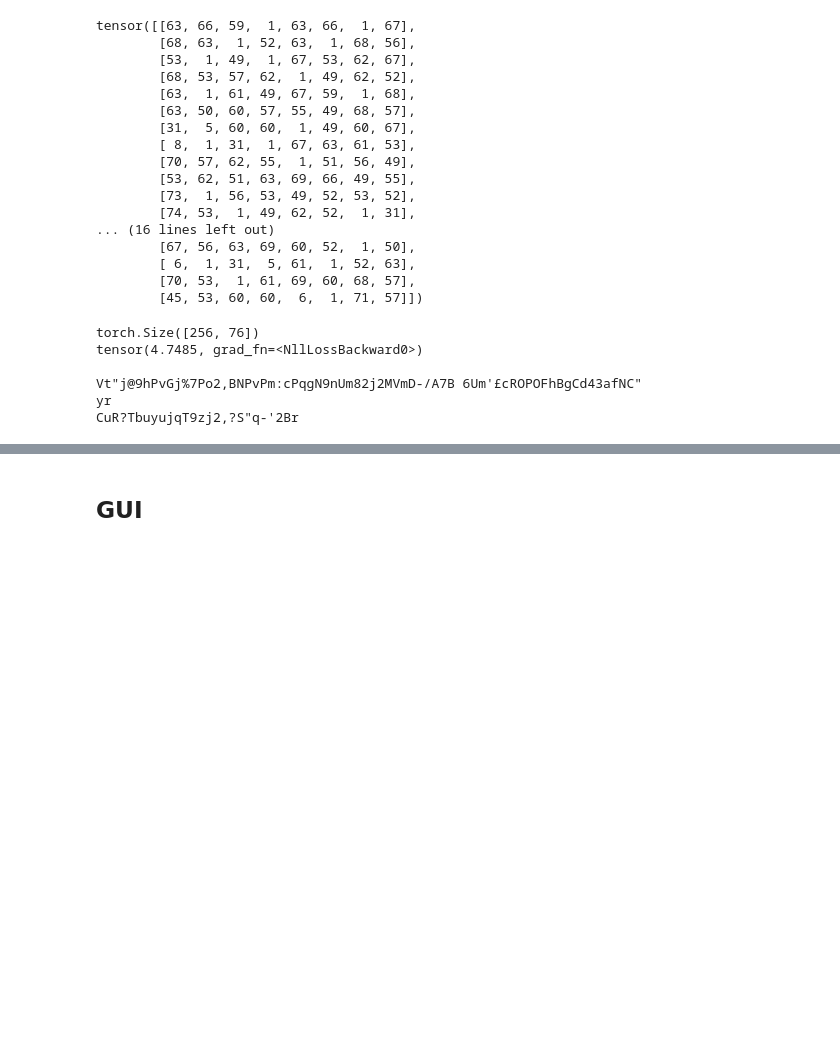
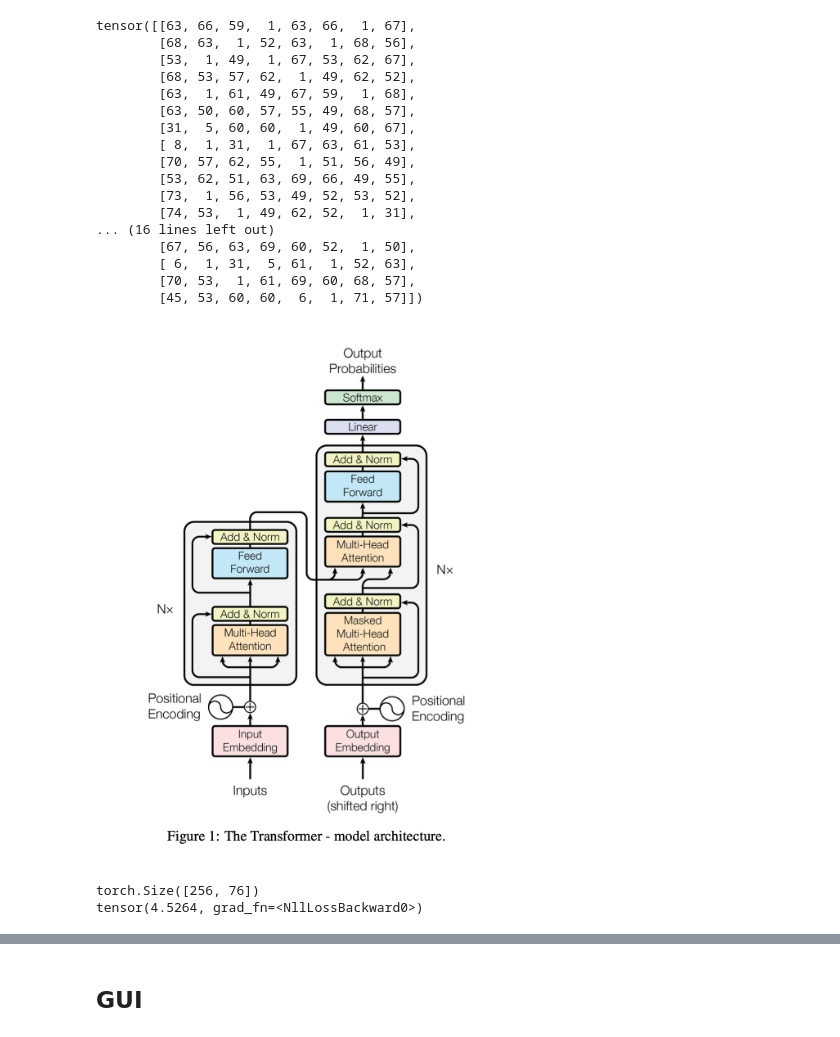
Before and after one commit to MiguelRosales1264/CS440-AI-Final-Project, a Jupyter notebook: dataframe.ipynb, the cells around one changed output, grey strips where cells are left out. Drawn from its saved outputs; the diff is of its cells as text; code cells hidden in the pictures; blank space fills up the shorter version.

Commit message:
Added classes for Transformer model Architecture

```diff
--- a/dataframe.ipynb
+++ b/dataframe.ipynb
@@ -239,3 +431,8 @@ tensor([[63, 66, 59,  1, 63, 66,  1, 67],
         [ 6,  1, 31,  5, 61,  1, 52, 63],
         [70, 53,  1, 61, 69, 60, 68, 57],
         [45, 53, 60, 60,  6,  1, 71, 57]])
+# %%
+from IPython.display import Image
+Image(filename='transformer.png', width=400)
+# %% [output]
+[figure, added]
@@ -242,22 +496,33 @@ tensor([[63, 66, 59,  1, 63, 66,  1, 67],
 # %%
+
 import torch
 import torch.nn as nn
 import torch.nn.functional as F
 
 class BigramLanguageModel(nn.Module):
-    def __init__(self, vocabulary_size):
+    def __init__(self):
         super().__init__()
-        self.token_embedding_table = nn.Embedding(vocabulary_size, vocabulary_size)
+        self.token_embedding_table = nn.Embedding(vocabulary_size, n_embd)
+        self.position_embedding_table = nn.Embedding(block_size, n_embd)  # each position maps to a learnable embedding
+        self.sa_heads = MultiHeadAttention(4, (n_embd // 4))
+        self.ffwd = FeedForward(n_embd)
+        self.lm_head = nn.Linear(n_embd, vocabulary_size)
 
     def forward(self, idx, targets=None):
+        B, T = idx.shape
 
-        logits = self.token_embedding_table(idx)
+        tok_embd = self.token_embedding_table(idx)  # (B, T, C)
+        pos_embd = self.position_embedding_table(torch.arange(T, device=idx.device))  # (T, C)
+        x = tok_embd + pos_embd  # (B, T, C)
+        x = self.sa_heads(x)
+        x = self.ffwd(x)
+        logits = self.lm_head(tok_embd)  # (B, T, vocabulary_size)
 
         if targets is None:
             loss = None
         else:
             B, T, C = logits.shape
-            logits = logits.view(B * T, C) # batch, time, channels
+            logits = logits.view(B * T, C)  # batch, time, channels
             targets = targets.view(B * T)
             loss = F.cross_entropy(logits, targets)
 
@@ -266,8 +531,9 @@ class BigramLanguageModel(nn.Module):
     def generate(self, idx, max_new_tokens):
         # idx is (B, T)
         for _ in range(max_new_tokens):
+            idx_cond = idx[:, -block_size:]  # only the last block_size tokens are used
             # get the predictions
-            logits, loss = self(idx)
+            logits, loss = self(idx_cond)
             # focus only on the last token/time step
             logits = logits[:, -1, :]
             # apply softmax to get probabilities
@@ -279,20 +545,16 @@ class BigramLanguageModel(nn.Module):
         return idx
 
 
-model = BigramLanguageModel(vocabulary_size)
+model = BigramLanguageModel()
 model = model.to(device)
 logits, loss = model(xb, yb)
 print(logits.shape)
 print(loss) # -ln(1/vocabulary_size) = -ln(1/76) = 4.3307
 
-print(decode(model.generate(idx = torch.zeros((1, 1), dtype=torch.long), max_new_tokens=100)[0].tolist()))
+# print(decode(model.generate(idx = torch.zeros((1, 1), dtype=torch.long), max_new_tokens=100)[0].tolist()))
 # %% [output]
 torch.Size([256, 76])
-tensor(4.7485, grad_fn=<NllLossBackward0>)
-
-Vt"j@9hPvGj%7Po2,BNPvPm:cPqgN9nUm82j2MVmD-/A7B 6Um'£cROPOFhBgCd43afNC"
-yr
-CuR?TbuyujqT9zj2,?S"q-'2Br
+tensor(4.5264, grad_fn=<NllLossBackward0>)
 # %%
 # Create PyTorch Optimizer
 optimizer = torch.optim.Adam(model.parameters(), lr=learning_rate)
```
Also changed, not shown: parts of 41 cells of this notebook, 8 other files.
